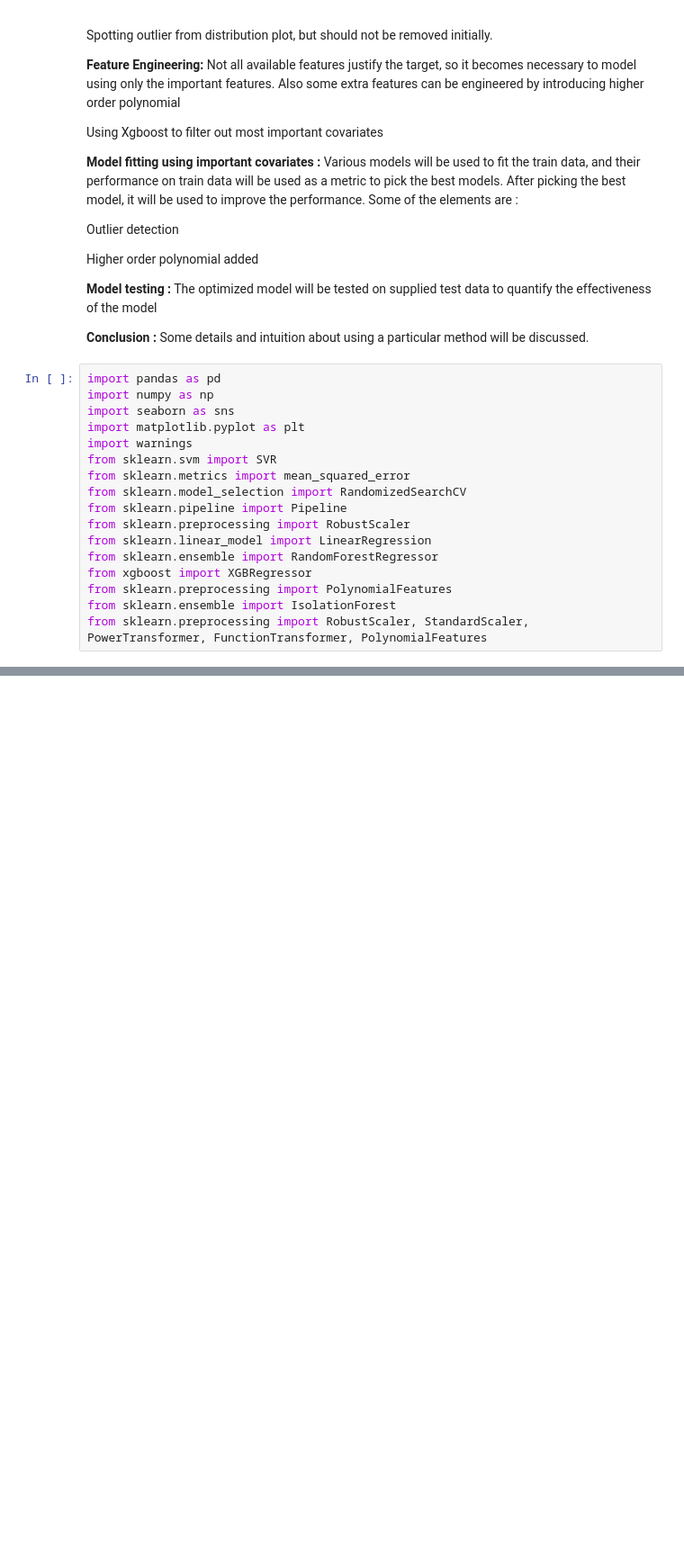
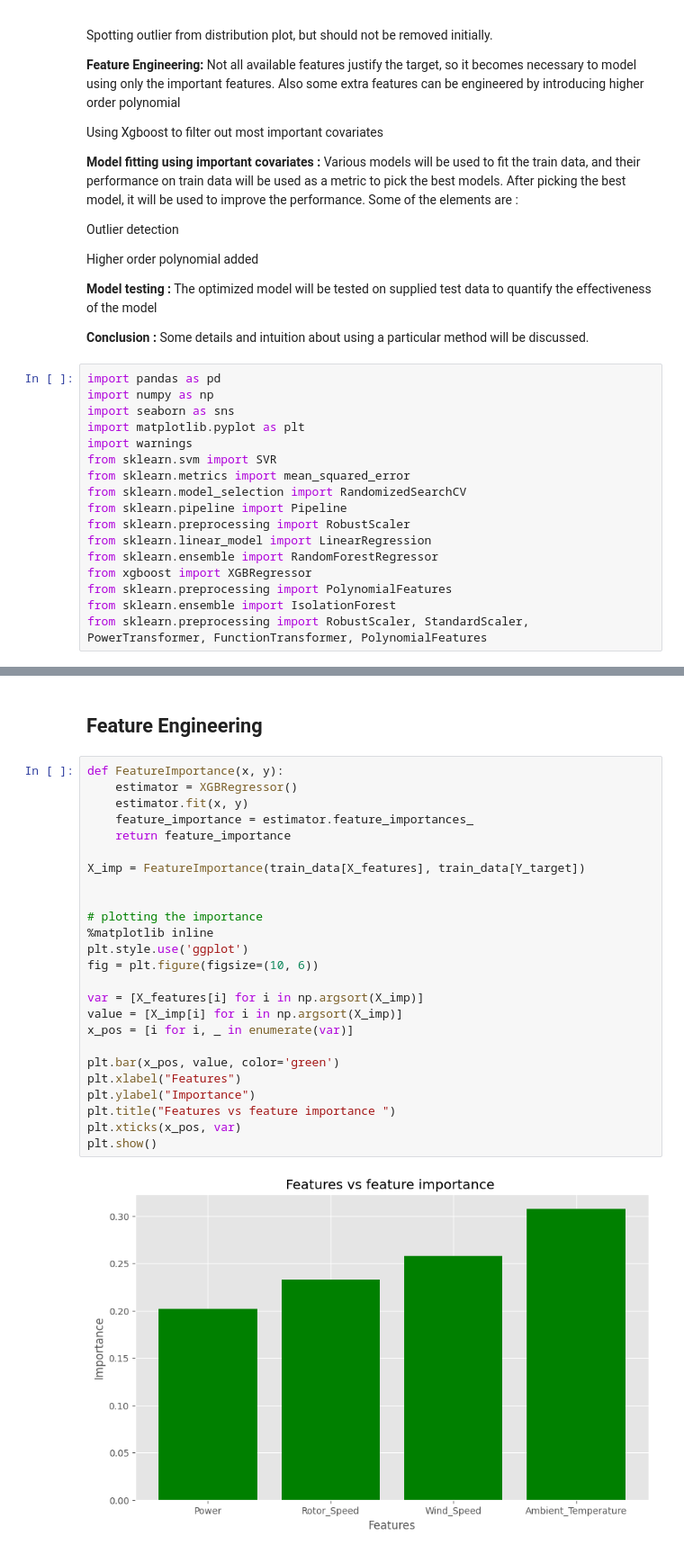
Before and after one commit to HChandeepa/AI-Driven_Proactive_Maintenance_for_Warehouse_Temperature_Monitoring, a Jupyter notebook: AI_Driven_Proactive_Maintenance_for_Warehouse_Temperature_Monitoring_Model.ipynb, the cells around one changed output, grey strips where cells are left out. Shown at 90% size. Saved outputs shown, nothing was run; the diff lists cells and outputs as text; blank space fills up the shorter version.

```diff
--- a/AI_Driven_Proactive_Maintenance_for_Warehouse_Temperature_Monitoring_Model.ipynb
+++ b/AI_Driven_Proactive_Maintenance_for_Warehouse_Temperature_Monitoring_Model.ipynb
@@ -44,0 +98,29 @@ from sklearn.preprocessing import RobustScaler, StandardScaler, PowerTransformer
+# %% [markdown]
+## Feature Engineering
+# %%
+def FeatureImportance(x, y):
+    estimator = XGBRegressor()
+    estimator.fit(x, y)
+    feature_importance = estimator.feature_importances_
+    return feature_importance
+
+X_imp = FeatureImportance(train_data[X_features], train_data[Y_target])
+
+
+# plotting the importance
+%matplotlib inline
+plt.style.use('ggplot')
+fig = plt.figure(figsize=(10, 6))
+
+var = [X_features[i] for i in np.argsort(X_imp)]
+value = [X_imp[i] for i in np.argsort(X_imp)]
+x_pos = [i for i, _ in enumerate(var)]
+
+plt.bar(x_pos, value, color='green')
+plt.xlabel("Features")
+plt.ylabel("Importance")
+plt.title("Features vs feature importance ")
+plt.xticks(x_pos, var)
+plt.show()
+# %% [output]
+[figure, added]
```
Also changed, not shown: parts of 19 cells of this notebook.
